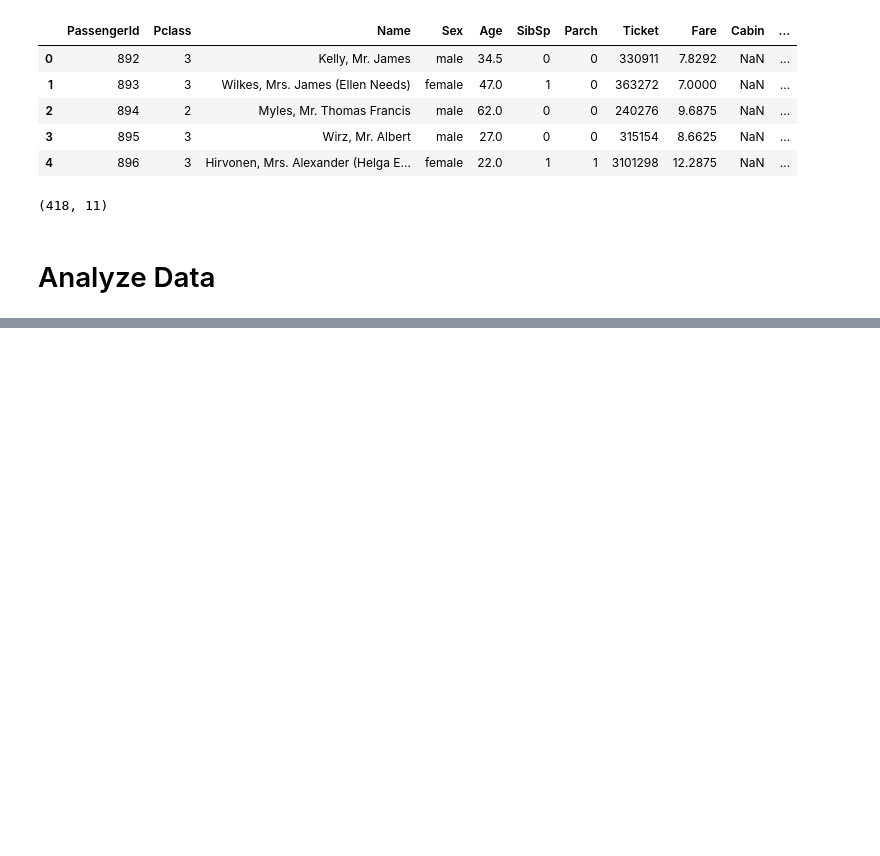
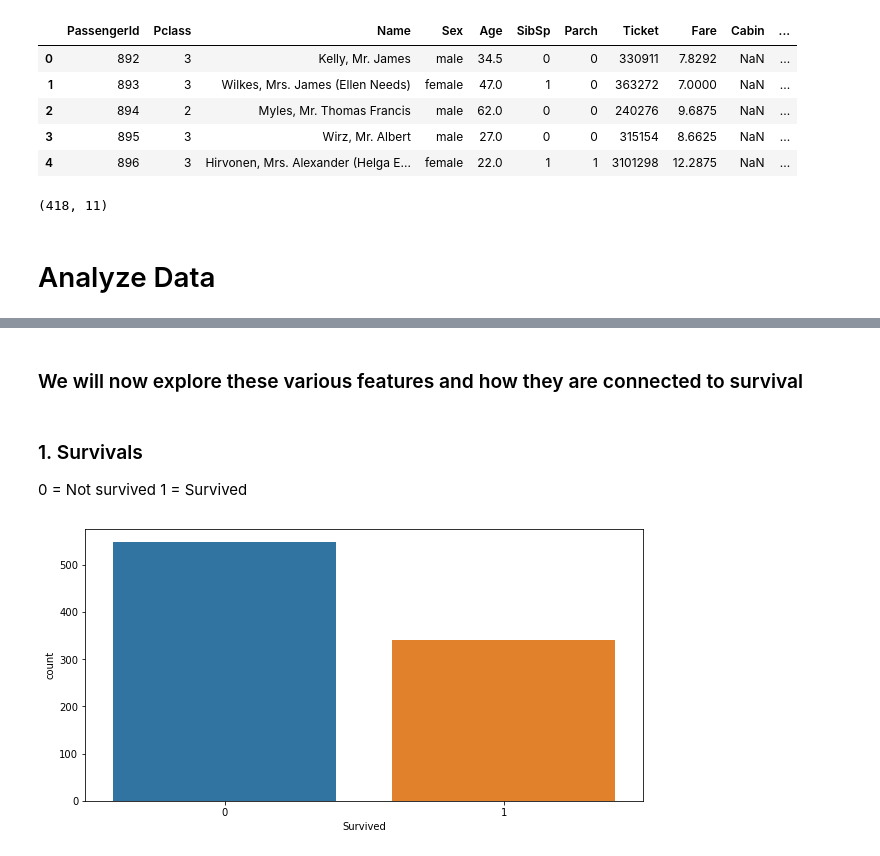
Before and after one commit to karlbehrensg/titanic, a Jupyter notebook: Titanic.ipynb, the cells around one changed output, grey strips where cells are left out. Saved outputs shown, nothing was run; the diff lists cells and outputs as text; code cells hidden in the pictures; blank space fills up the shorter version.

Commit message:
Data exploration

```diff
--- a/Titanic.ipynb
+++ b/Titanic.ipynb
@@ -38,0 +88,12 @@ test.shape
+# %% [markdown]
+### We will now explore these various features and how they are connected to survival
+# %% [markdown]
+### 1. Survivals
+0 = Not survived
+1 = Survived
+# %%
+plt.figure(figsize=(10, 5))
+sns.countplot(data=train, x='Survived')
+plt.show()
+# %% [output]
+[figure, added]
```
Also changed, not shown: parts of 30 cells of this notebook, 1 other file.
